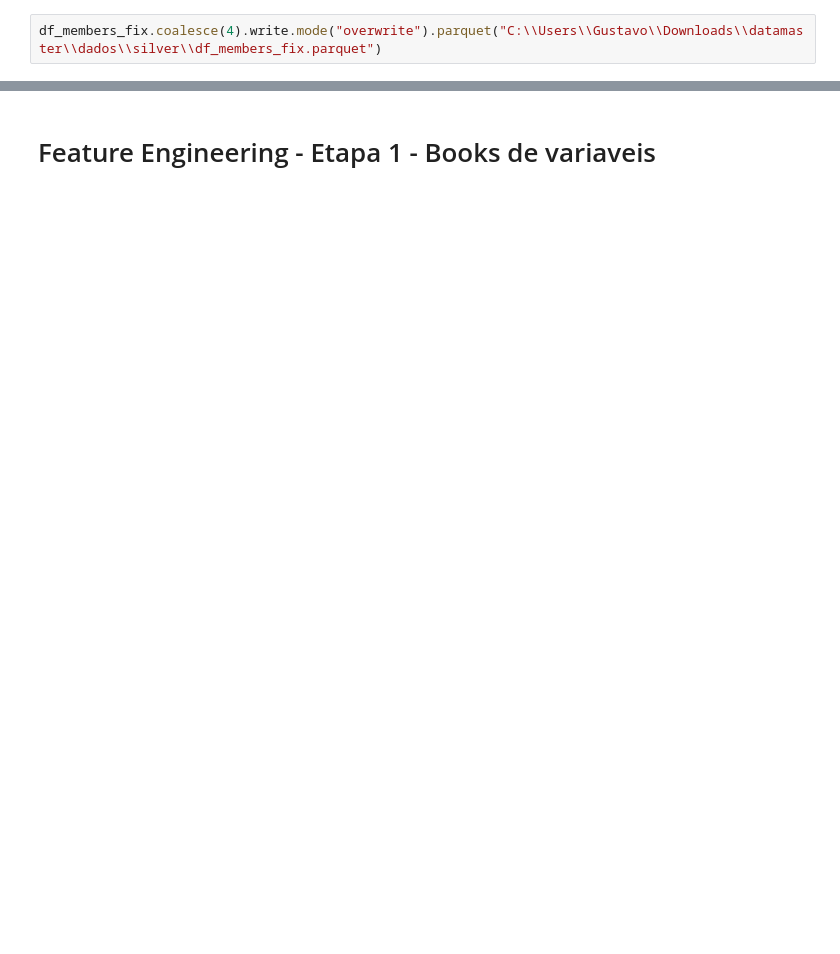
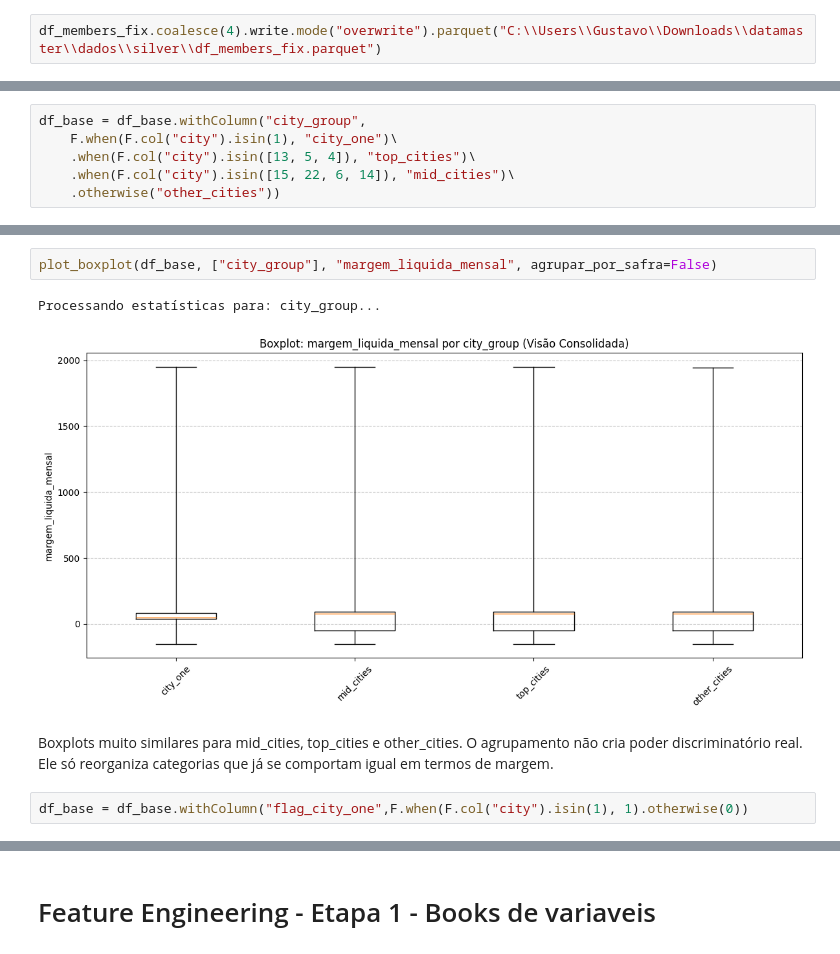
Before and after one commit to GuMauriz/datamaster, a Jupyter notebook: project.ipynb, the cells around one changed output, grey strips where cells are left out. Saved outputs shown, nothing was run; the diff lists cells and outputs as text; blank space fills up the shorter version.

```diff
--- a/project.ipynb
+++ b/project.ipynb
@@ -3778,0 +4060,6 @@ df_members_fix.coalesce(4).write.mode("overwrite").parquet("C:\\Users\\Gustavo\\
+# %%
+df_base = df_base.withColumn("city_group",
+    F.when(F.col("city").isin(1), "city_one")\
+    .when(F.col("city").isin([13, 5, 4]), "top_cities")\
+    .when(F.col("city").isin([15, 22, 6, 14]), "mid_cities")\
+    .otherwise("other_cities"))
@@ -3778,0 +4078,9 @@ df_members_fix.coalesce(4).write.mode("overwrite").parquet("C:\\Users\\Gustavo\\
+# %%
+plot_boxplot(df_base, ["city_group"], "margem_liquida_mensal", agrupar_por_safra=False)
+# %% [output]
+Processando estatísticas para: city_group...
+[figure, added]
+# %% [markdown]
+Boxplots muito similares para mid_cities, top_cities e other_cities. O agrupamento não cria poder discriminatório real. Ele só reorganiza categorias que já se comportam igual em termos de margem.
+# %%
+df_base = df_base.withColumn("flag_city_one",F.when(F.col("city").isin(1), 1).otherwise(0))
```
Also changed, not shown: parts of 72 cells of this notebook.
